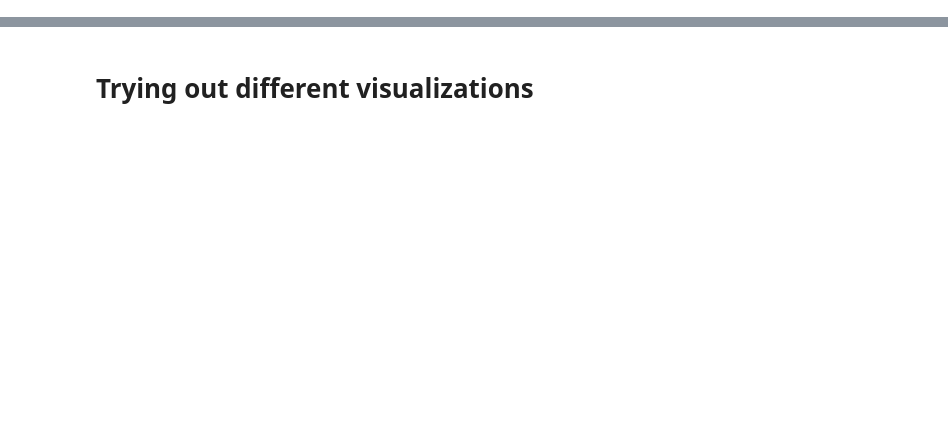
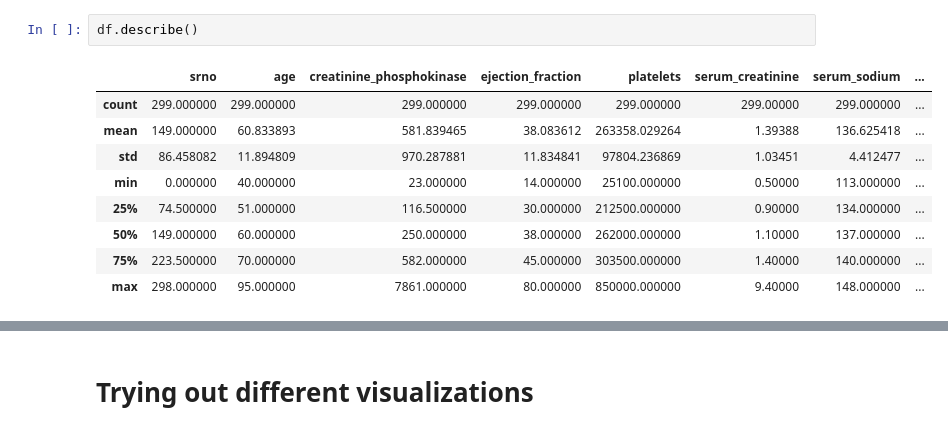
Before and after one commit to elvindesouza/assorted, a Jupyter notebook: heart-failure-detection/introduction.ipynb, the cells around one changed output, grey strips where cells are left out. Cells and saved outputs as stored; diff of their text form; blank space fills up the shorter version.

```diff
--- a/heart-failure-detection/introduction.ipynb
+++ b/heart-failure-detection/introduction.ipynb
@@ -8,0 +26,12 @@ df = pd.read_csv("heart_failure.csv")
+# %%
+df.describe()
+# %% [output]
+|  | srno | age | creatinine_phosphokinase | ejection_fraction | platelets | serum_creatinine | serum_sodium | ... |
+| count | 299.000000 | 299.000000 | 299.000000 | 299.000000 | 299.000000 | 299.00000 | 299.000000 | ... |
+| mean | 149.000000 | 60.833893 | 581.839465 | 38.083612 | 263358.029264 | 1.39388 | 136.625418 | ... |
+| std | 86.458082 | 11.894809 | 970.287881 | 11.834841 | 97804.236869 | 1.03451 | 4.412477 | ... |
+| min | 0.000000 | 40.000000 | 23.000000 | 14.000000 | 25100.000000 | 0.50000 | 113.000000 | ... |
+| 25% | 74.500000 | 51.000000 | 116.500000 | 30.000000 | 212500.000000 | 0.90000 | 134.000000 | ... |
+| 50% | 149.000000 | 60.000000 | 250.000000 | 38.000000 | 262000.000000 | 1.10000 | 137.000000 | ... |
+| 75% | 223.500000 | 70.000000 | 582.000000 | 45.000000 | 303500.000000 | 1.40000 | 140.000000 | ... |
+| max | 298.000000 | 95.000000 | 7861.000000 | 80.000000 | 850000.000000 | 9.40000 | 148.000000 | ... |
```
Also changed, not shown: parts of 6 cells of this notebook, 3 other files.
